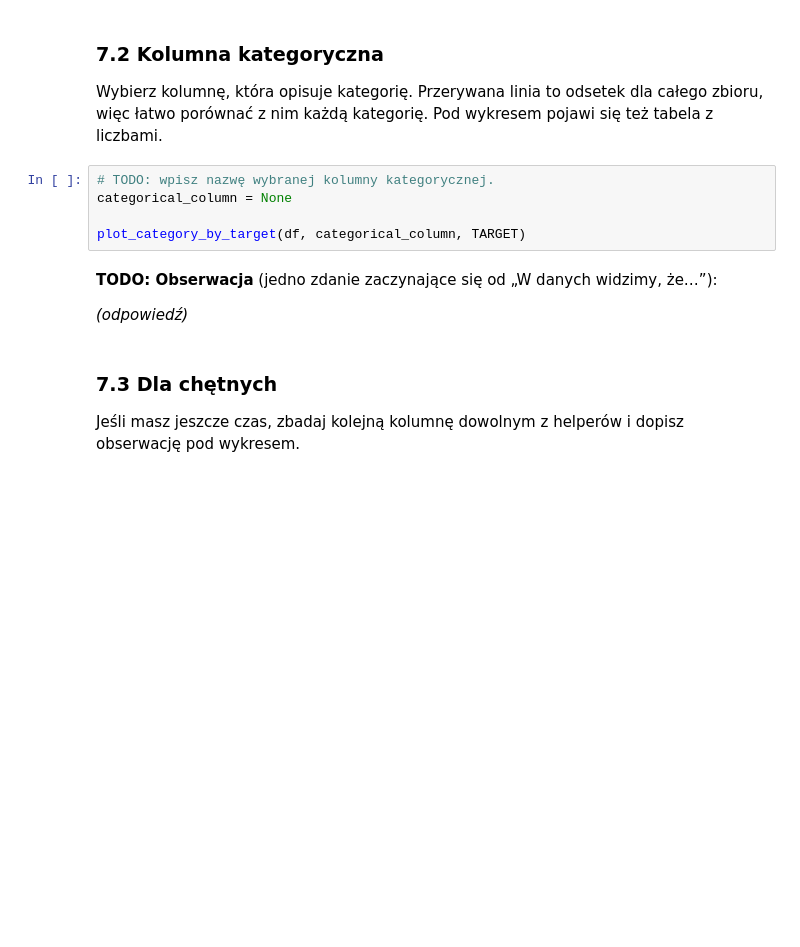
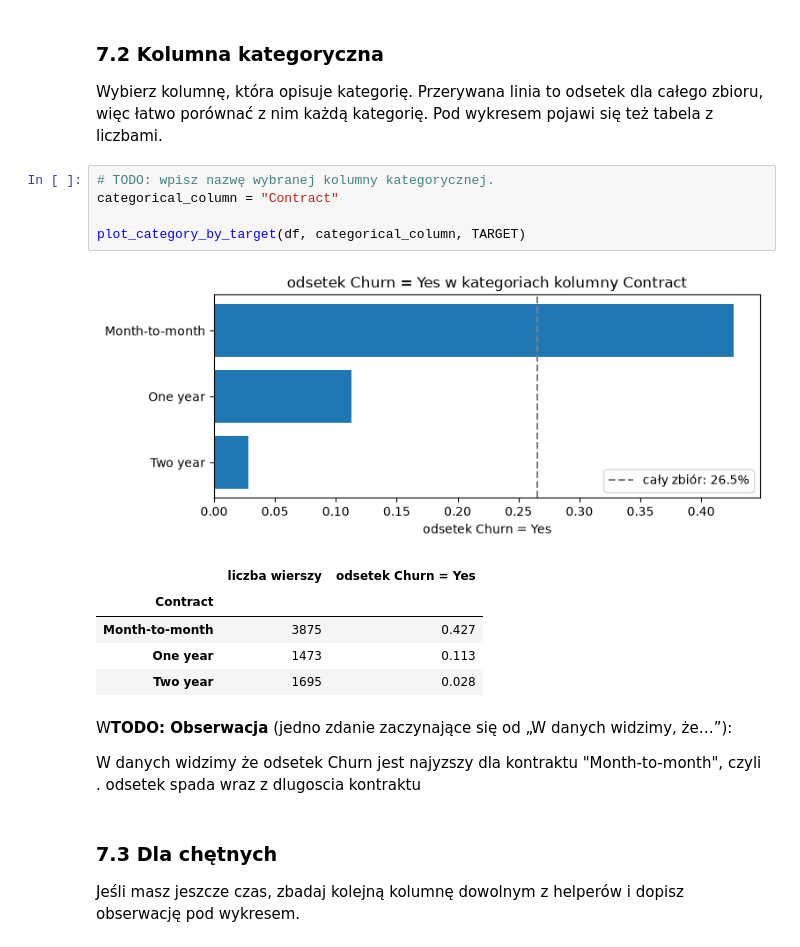
Before and after one commit to Bukvsky/s31489---ASI, a Jupyter notebook: notebooks/01_onboarding_eda.ipynb, the cells around one changed output. Saved outputs shown, nothing was run; the diff lists cells and outputs as text; blank space fills up the shorter version.

```diff
--- a/notebooks/01_onboarding_eda.ipynb
+++ b/notebooks/01_onboarding_eda.ipynb
@@ -480,13 +502,20 @@ plot_numeric_by_target(df, numeric_column, TARGET)
 Wybierz kolumnę, która opisuje kategorię. Przerywana linia to odsetek dla całego zbioru, więc łatwo porównać z nim każdą kategorię. Pod wykresem pojawi się też tabela z liczbami.
 # %%
 # TODO: wpisz nazwę wybranej kolumny kategorycznej.
-categorical_column = None
+categorical_column = "Contract"
 
 plot_category_by_target(df, categorical_column, TARGET)
+# %% [output]
+[figure, added]
+|  | liczba wierszy | odsetek Churn = Yes |
+| Contract |  |  |
+| Month-to-month | 3875 | 0.427 |
+| One year | 1473 | 0.113 |
+| Two year | 1695 | 0.028 |
 # %% [markdown]
-**TODO: Obserwacja** (jedno zdanie zaczynające się od „W danych widzimy, że…”):
+W**TODO: Obserwacja** (jedno zdanie zaczynające się od „W danych widzimy, że…”):
 
-*(odpowiedź)*
+W danych widzimy  że odsetek Churn jest najyzszy dla kontraktu "Month-to-month", czyli . odsetek spada wraz z dlugoscia kontraktu
 # %% [markdown]
 ### 7.3 Dla chętnych
 
```
Also changed, not shown: parts of 11 cells of this notebook.
